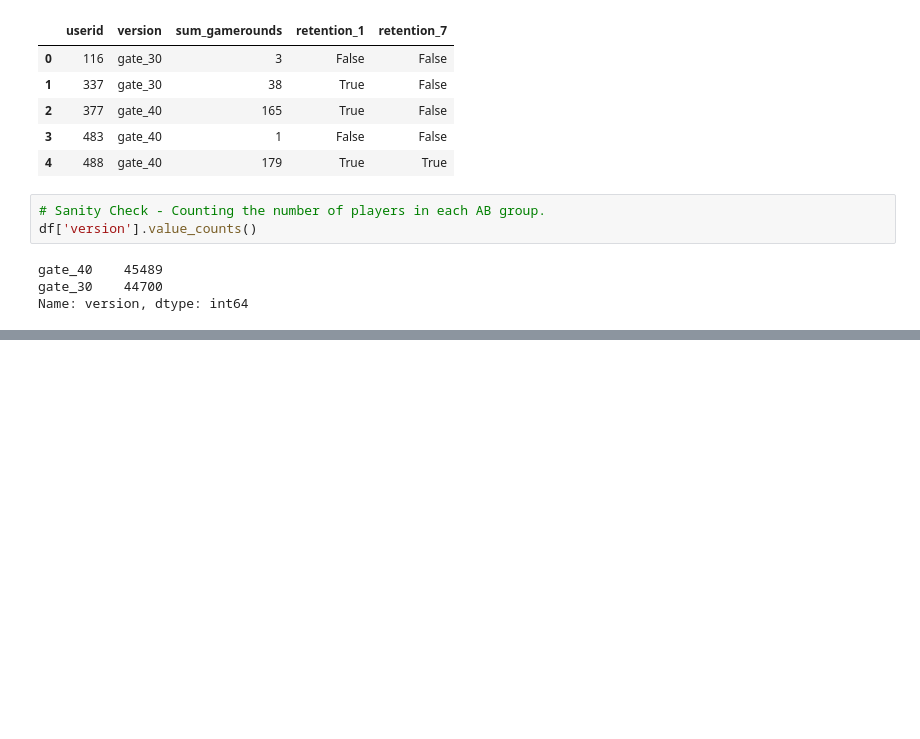
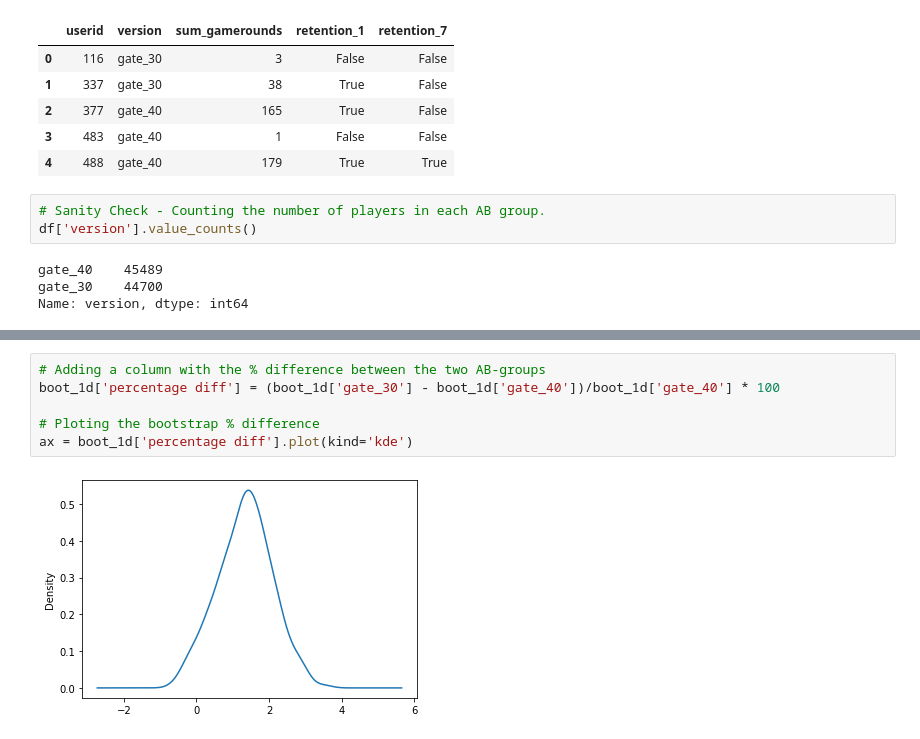
Before and after one commit to umakrishnaswamy/personalprojects, a Jupyter notebook: Player Retention AB Test .ipynb, the cells around one changed output, grey strips where cells are left out. Drawn from its saved outputs; the diff is of its cells as text; blank space fills up the shorter version.

```diff
--- a/Player Retention AB Test .ipynb
+++ b/Player Retention AB Test .ipynb
@@ -46,0 +89,8 @@ ModuleNotFoundError: No module named 'matplotlib.backend_bases'
+# %%
+# Adding a column with the % difference between the two AB-groups
+boot_1d['percentage diff'] = (boot_1d['gate_30'] - boot_1d['gate_40'])/boot_1d['gate_40'] * 100
+
+# Ploting the bootstrap % difference
+ax = boot_1d['percentage diff'].plot(kind='kde')
+# %% [output]
+[figure, added]
```
Also changed, not shown: parts of 10 cells of this notebook.
